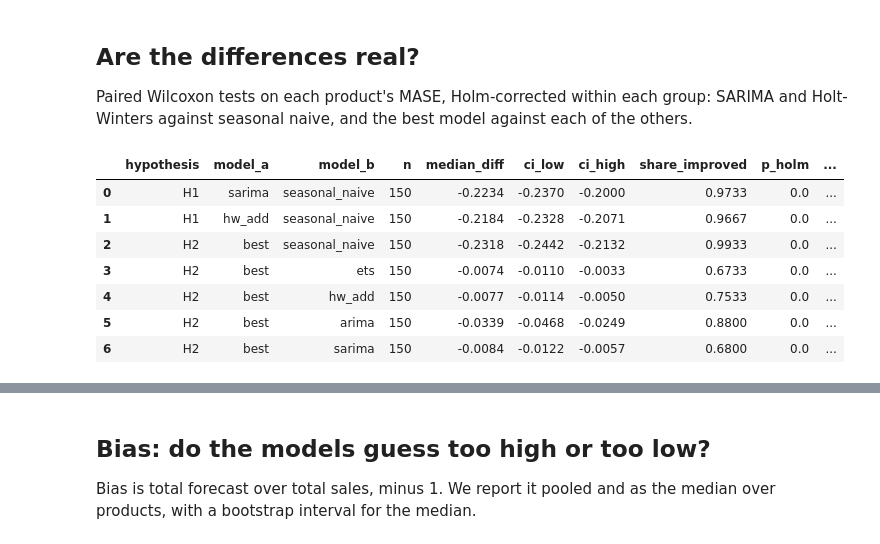
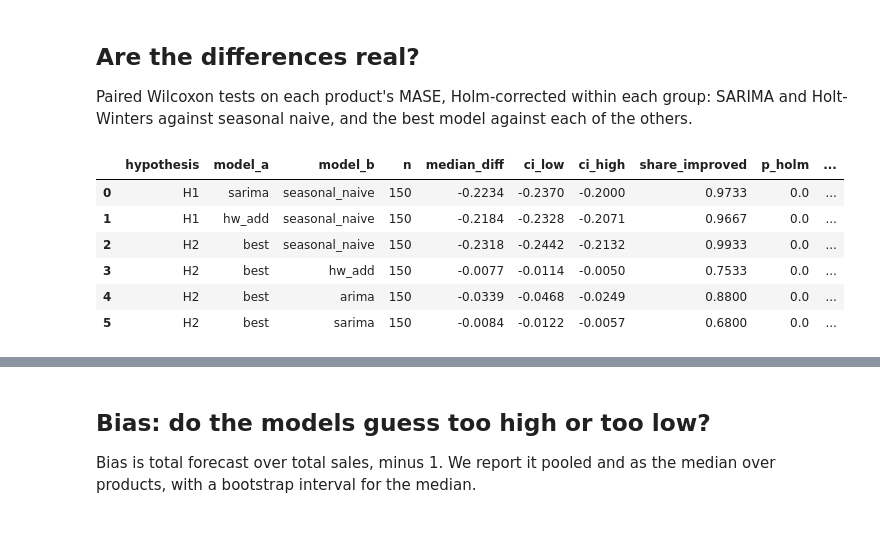
Before and after one commit to anushka-saini/sku-demand-forecasting, a Jupyter notebook: notebooks/10_model_comparison.ipynb, the cells around one changed output, grey strips where cells are left out. Drawn from its saved outputs; the diff is of its cells as text; code cells hidden in the pictures.

```diff
--- a/notebooks/10_model_comparison.ipynb
+++ b/notebooks/10_model_comparison.ipynb
@@ -36,15 +37,16 @@ sample = pd.read_csv(TABLES / "classical_sample_items.csv")
 ck = CHECKPOINTS / "items"
 parts = [pd.read_parquet(ck / f"{i}.parquet").assign(item_id=i) for i in sample["item_id"]]
 classical_fc = pd.concat(parts, ignore_index=True)
+classical_fc = classical_fc[classical_fc["model"].isin(["hw_add", "arima", "sarima"])]
 totals = {cat: long_df[long_df["category"] == cat].groupby("date")["sales"].sum() for cat in CATEGORIES}
 totals["CA_TOTAL"] = long_df.groupby("date")["sales"].sum()
 agg_fc = pd.concat([pd.read_parquet(ck / f"_agg_{k}.parquet").assign(item_id=f"_agg_{k}") for k in totals], ignore_index=True)
+agg_fc = agg_fc[agg_fc["model"].isin(["hw_add", "arima", "sarima"])]
 
 # the time-series models of 07c to 07h. Their SARIMA, ARIMA and seasonal naive are the 07a forecasts, so they are not
-# added twice; their ETS is the Box-Cox version tuned in 07d, kept apart from the 07a ETS.
+# added twice. 07h stores the Box-Cox Holt-Winters as 'ets'; here it is 'ets_boxcox'.
 TS = {"ets": "ets_boxcox", "sarimax": "sarimax", "theta": "theta", "prophet": "prophet", "autots": "autots",
-      "combination": "combination", "combination_weighted": "combination_weighted",
-      "ar": "ar", "ma": "ma", "arma": "arma", "arimax": "arimax"}
+      "combination": "combination", "arma": "arma"}
 ts_fc = pd.read_parquet(TABLES / "ts_forecasts.parquet", columns=["item_id", "origin", "date", "model", "forecast"],
                         filters=[("model", "in", list(TS))])
 ts_fc = ts_fc[ts_fc["origin"].isin(ORIGINS)].assign(model=lambda d: d["model"].map(TS))
@@ -56,7 +58,7 @@ print(f"{len(classical_fc):,} classical rows on the sample, {len(ts_fc):,} time-
 ## Every model on the 150 products
 # %%
 reuse = saved[saved["item_id"].isin(sample["item_id"]) & (saved["variant"] == "static")
-              & saved["model"].isin(["seasonal_naive", "ets", "best"])][["item_id", "origin", "date", "model", "forecast"]]
+              & saved["model"].isin(["seasonal_naive", "best"])][["item_id", "origin", "date", "model", "forecast"]]
 fc = pd.concat([classical_fc[["item_id", "origin", "date", "model", "forecast"]], reuse, ts_fc], ignore_index=True)
 fc = fc.merge(long_df[["item_id", "date", "sales"]].rename(columns={"sales": "actual"}), on=["item_id", "date"])
 fc = fc.merge(sample[["item_id", "category"]], on="item_id")
@@ -67,7 +69,7 @@ m = score(fc, scales).merge(sample, on="item_id")
 m.to_csv(TABLES / "comparison_metrics_item_origin.csv", index=False)
 written.append(TABLES / "comparison_metrics_item_origin.csv")
 
-ORDER = ["seasonal_naive", "ets", "hw_add", "hw_mul", "arima", "sarima", "best"]
+ORDER = ["seasonal_naive", "hw_add", "arima", "sarima", "best"]
 TS_ORDER = list(TS.values())
 CONTENDERS = ["seasonal_naive", "ets_boxcox", "sarima", "sarimax", "theta", "prophet", "autots", "combination"]   # 07h's eight
 ev = m[m["origin"].isin(EVAL_ORIGINS)]
@@ -142,19 +141,18 @@ seasonal naive, and the best model against each of the others.
 # %%
 wide = per_item.pivot(index="item_id", columns="model", values="mase")
 tests = pd.DataFrame(paired_family(wide, [("sarima", "seasonal_naive"), ("hw_add", "seasonal_naive")], "H1", seed=SEED)
-                     + paired_family(wide, [("best", x) for x in ["seasonal_naive", "ets", "hw_add", "arima", "sarima"]], "H2", seed=SEED))
+                     + paired_family(wide, [("best", x) for x in ["seasonal_naive", "hw_add", "arima", "sarima"]], "H2", seed=SEED))
 tests.to_csv(TABLES / "comparison_tests.csv", index=False)
 written.append(TABLES / "comparison_tests.csv")
 tests[["hypothesis", "model_a", "model_b", "n", "median_diff", "ci_low", "ci_high", "share_improved", "p_holm", "a_better"]].round(4)
 # %% [output]
 |  | hypothesis | model_a | model_b | n | median_diff | ci_low | ci_high | share_improved | p_holm | ... |
 | 0 | H1 | sarima | seasonal_naive | 150 | -0.2234 | -0.2370 | -0.2000 | 0.9733 | 0.0 | ... |
 | 1 | H1 | hw_add | seasonal_naive | 150 | -0.2184 | -0.2328 | -0.2071 | 0.9667 | 0.0 | ... |
 | 2 | H2 | best | seasonal_naive | 150 | -0.2318 | -0.2442 | -0.2132 | 0.9933 | 0.0 | ... |
-| 3 | H2 | best | ets | 150 | -0.0074 | -0.0110 | -0.0033 | 0.6733 | 0.0 | ... |
-| 4 | H2 | best | hw_add | 150 | -0.0077 | -0.0114 | -0.0050 | 0.7533 | 0.0 | ... |
-| 5 | H2 | best | arima | 150 | -0.0339 | -0.0468 | -0.0249 | 0.8800 | 0.0 | ... |
-| 6 | H2 | best | sarima | 150 | -0.0084 | -0.0122 | -0.0057 | 0.6800 | 0.0 | ... |
+| 3 | H2 | best | hw_add | 150 | -0.0077 | -0.0114 | -0.0050 | 0.7533 | 0.0 | ... |
+| 4 | H2 | best | arima | 150 | -0.0339 | -0.0468 | -0.0249 | 0.8800 | 0.0 | ... |
+| 5 | H2 | best | sarima | 150 | -0.0084 | -0.0122 | -0.0057 | 0.6800 | 0.0 | ... |
 # %% [markdown]
 ## The totals
 
```
Also changed, not shown: parts of 14 cells of this notebook, 10 other files.
